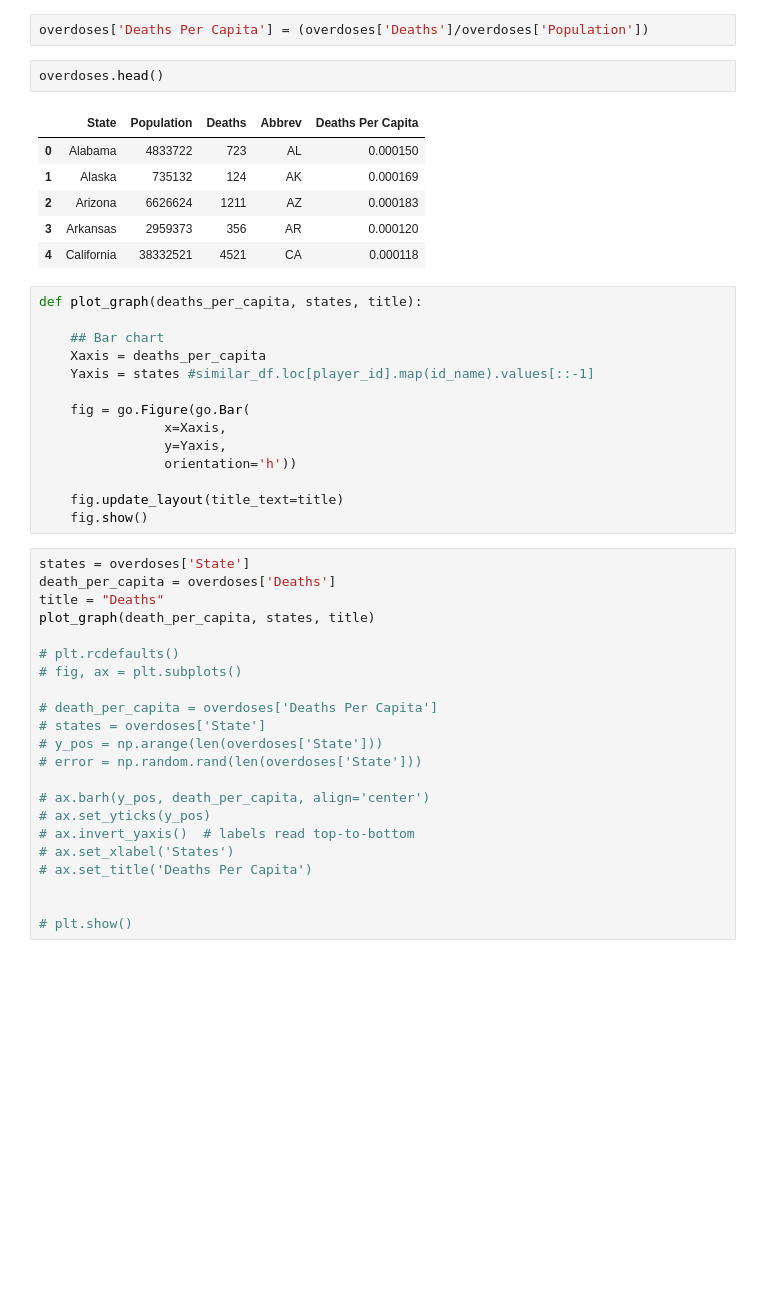
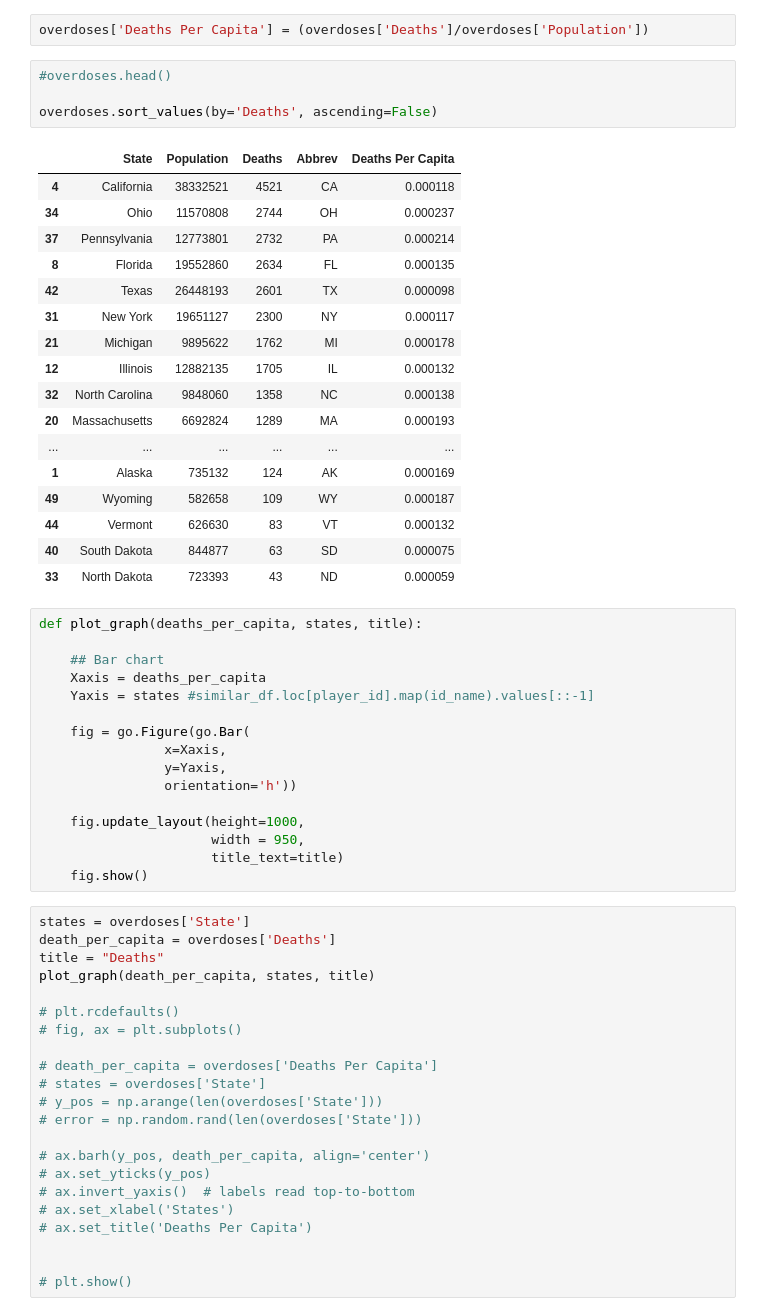
Before and after one commit to MLOpioidProjectCode/project_code, a Jupyter notebook: Opioid-Prediction-Model.ipynb, the cells around one changed output. Saved outputs shown, nothing was run; the diff lists cells and outputs as text; blank space fills up the shorter version.

```diff
--- a/Opioid-Prediction-Model.ipynb
+++ b/Opioid-Prediction-Model.ipynb
@@ -84,15 +84,28 @@ overdoses['Population'] = overdoses['Population'].str.replace(',', '')
 overdoses['Population'] = overdoses['Population'].astype(int)
 # %%
 overdoses['Deaths Per Capita'] = (overdoses['Deaths']/overdoses['Population'])
-# %%
-overdoses.head()
-# %% [output]
-|  | State | Population | Deaths | Abbrev | Deaths Per Capita |
-| 0 | Alabama | 4833722 | 723 | AL | 0.000150 |
-| 1 | Alaska | 735132 | 124 | AK | 0.000169 |
-| 2 | Arizona | 6626624 | 1211 | AZ | 0.000183 |
-| 3 | Arkansas | 2959373 | 356 | AR | 0.000120 |
-| 4 | California | 38332521 | 4521 | CA | 0.000118 |
+# %%
+#overdoses.head()
+
+overdoses.sort_values(by='Deaths', ascending=False)
+# %% [output]
+|  | State | Population | Deaths | Abbrev | Deaths Per Capita |
+| 4 | California | 38332521 | 4521 | CA | 0.000118 |
+| 34 | Ohio | 11570808 | 2744 | OH | 0.000237 |
+| 37 | Pennsylvania | 12773801 | 2732 | PA | 0.000214 |
+| 8 | Florida | 19552860 | 2634 | FL | 0.000135 |
+| 42 | Texas | 26448193 | 2601 | TX | 0.000098 |
+| 31 | New York | 19651127 | 2300 | NY | 0.000117 |
+| 21 | Michigan | 9895622 | 1762 | MI | 0.000178 |
+| 12 | Illinois | 12882135 | 1705 | IL | 0.000132 |
+| 32 | North Carolina | 9848060 | 1358 | NC | 0.000138 |
+| 20 | Massachusetts | 6692824 | 1289 | MA | 0.000193 |
+| ... | ... | ... | ... | ... | ... |
+| 1 | Alaska | 735132 | 124 | AK | 0.000169 |
+| 49 | Wyoming | 582658 | 109 | WY | 0.000187 |
+| 44 | Vermont | 626630 | 83 | VT | 0.000132 |
+| 40 | South Dakota | 844877 | 63 | SD | 0.000075 |
+| 33 | North Dakota | 723393 | 43 | ND | 0.000059 |
 # %%
 def plot_graph(deaths_per_capita, states, title):
 
@@ -105,7 +118,9 @@ def plot_graph(deaths_per_capita, states, title):
                 y=Yaxis,
                 orientation='h'))
 
-    fig.update_layout(title_text=title)
+    fig.update_layout(height=1000,
+                      width = 950,
+                      title_text=title)
     fig.show()
 # %%
 states = overdoses['State']
```
Also changed, not shown: parts of 1 cell of this notebook.
